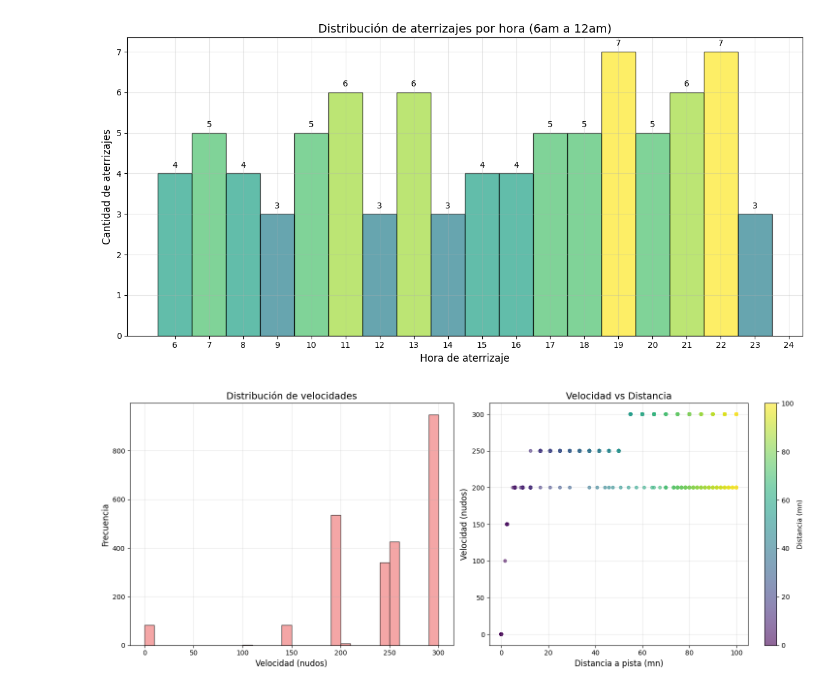
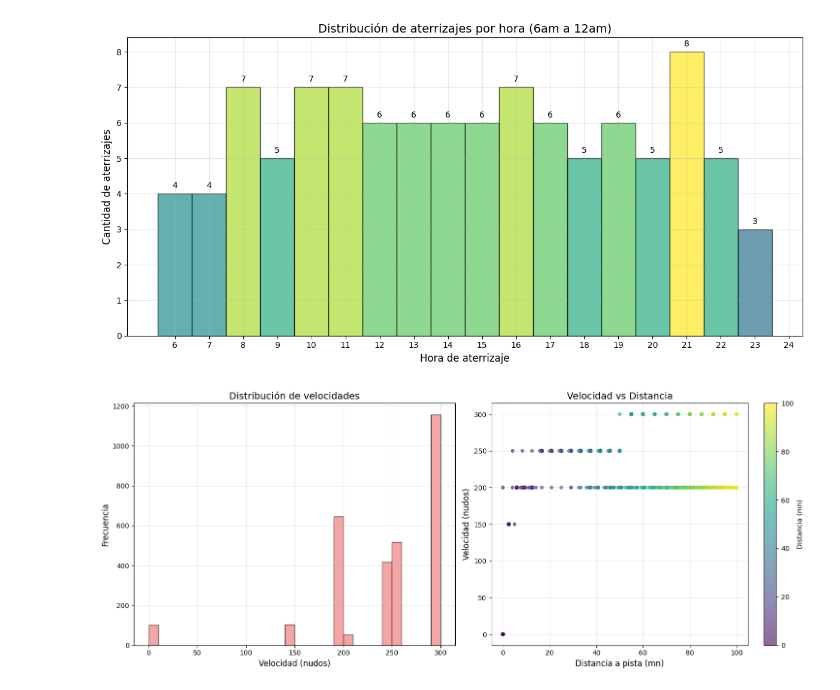
Before and after one commit to olinicholson/acn_tp1, a Jupyter notebook: graficos.ipynb, the cells around one changed output. Saved outputs shown, nothing was run; the diff lists cells and outputs as text; code cells hidden in the pictures.

```diff
--- a/graficos.ipynb
+++ b/graficos.ipynb
@@ -81,10 +81,10 @@ def plot_landing_times_bar(planes):
     plt.tight_layout()
     plt.show()
 # %%
-planes, _ = simulate_planes(0.15, 1080)
+planes, _ = simulate_planes(0.16355, 1080)
 plot_landing_times_bar(planes)
 # %% [output]
-[figure, old version]
+[figure, new version]
 # %%
 def plot_speed_distribution(planes):
     """
@@ -134,7 +134,7 @@ def plot_speed_distribution(planes):
 # %%
 plot_speed_distribution(planes)
 # %% [output]
-[figure, old version]
+[figure, new version]
 # %%
 def plot_delay_analysis(planes):
     """
```
Also changed, not shown: parts of 3 cells of this notebook, 2 other files.
